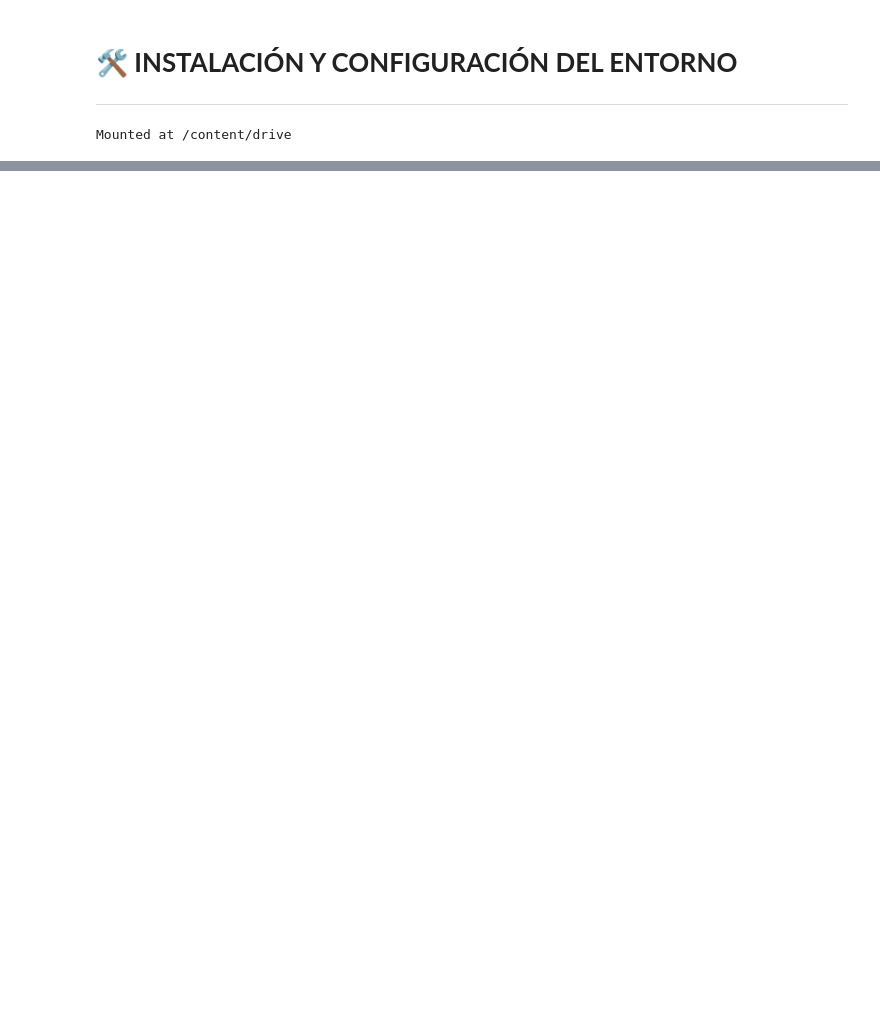
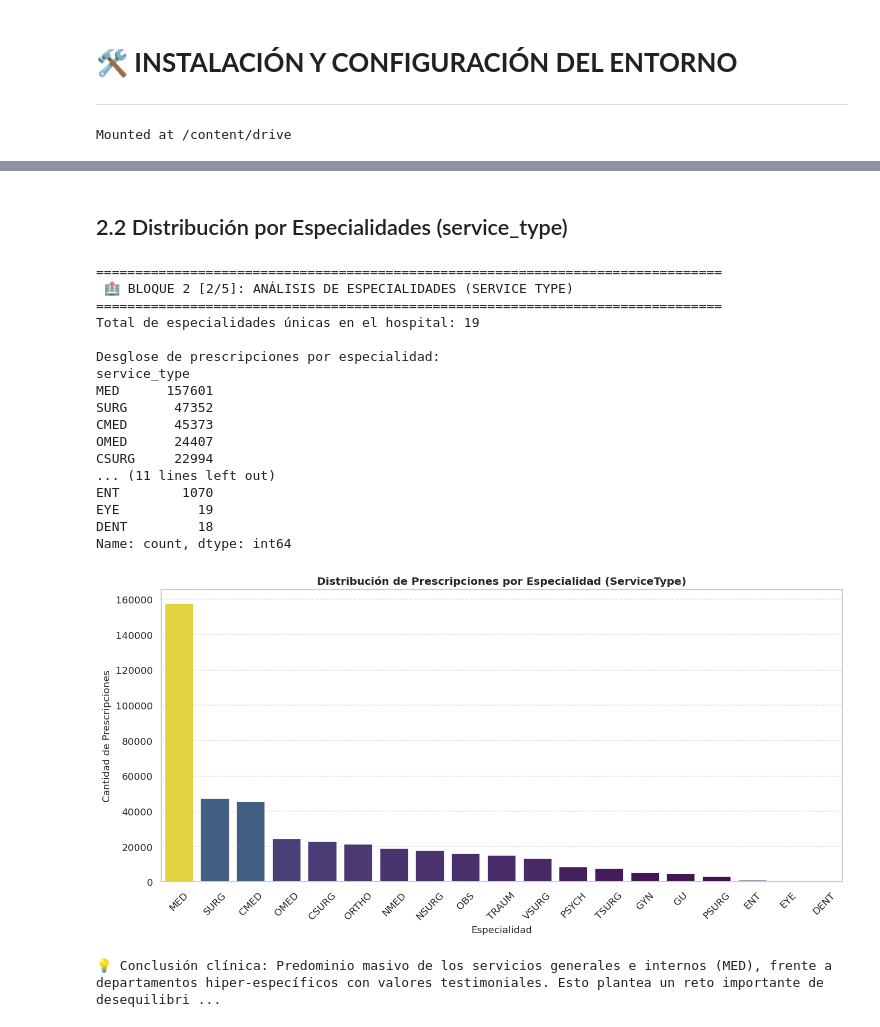
Before and after one commit to antoniojoseom/fhir-fraud-detection-ai, a Jupyter notebook: notebooks/eda_analysis.ipynb, the cells around one changed output, grey strips where cells are left out. Drawn from its saved outputs; the diff is of its cells as text; code cells hidden in the pictures; blank space fills up the shorter version.

```diff
--- a/notebooks/eda_analysis.ipynb
+++ b/notebooks/eda_analysis.ipynb
@@ -1053,0 +317,47 @@ for med_id in lista_5_medicos:
+# %% [markdown]
+## 2.2 Distribución por Especialidades (service_type)
+# %%
+# ==============================================================================
+# BLOQUE 2 [2/5]: DISTRIBUCIÓN DE PRESCRIPCIONES POR ESPECIALIDAD
+# ==============================================================================
+
+print("="*80)
+print(" 🏥 BLOQUE 2 [2/5]: ANÁLISIS DE ESPECIALIDADES (SERVICE TYPE)")
+print("="*80)
+
+rx_por_especialidad = df['service_type'].value_counts()
+print(f"Total de especialidades únicas en el hospital: {df['service_type'].nunique()}")
+print("\nDesglose de prescripciones por especialidad:")
+print(rx_por_especialidad)
+
+plt.figure(figsize=(12, 6))
+sns.barplot(x=rx_por_especialidad.index, y=rx_por_especialidad.values, hue=rx_por_especialidad.values, palette='viridis', legend=False)
+plt.title('Distribución de Prescripciones por Especialidad (ServiceType)', weight='bold', fontsize=12)
+plt.xlabel('Especialidad', fontsize=11)
+plt.ylabel('Cantidad de Prescripciones', fontsize=11)
+plt.xticks(rotation=45)
+plt.grid(True, linestyle='--', alpha=0.5, axis='y')
+plt.tight_layout()
+plt.show()
+
+print("\n💡 Conclusión clínica: Predominio masivo de los servicios generales e internos (MED), frente a departamentos hiper-específicos con valores testimoniales. Esto plantea un reto importante de desequilibrio de clases para futuros modelos predictivos.")
+# %% [output]
+================================================================================
+ 🏥 BLOQUE 2 [2/5]: ANÁLISIS DE ESPECIALIDADES (SERVICE TYPE)
+================================================================================
+Total de especialidades únicas en el hospital: 19
+
+Desglose de prescripciones por especialidad:
+service_type
+MED      157601
+SURG      47352
+CMED      45373
+OMED      24407
+CSURG     22994
+... (11 lines left out)
+ENT        1070
+EYE          19
+DENT         18
+Name: count, dtype: int64
+[figure, added]
+💡 Conclusión clínica: Predominio masivo de los servicios generales e internos (MED), frente a departamentos hiper-específicos con valores testimoniales. Esto plantea un reto importante de desequilibri ...
```
Also changed, not shown: parts of 90 cells of this notebook, 1 other file.
